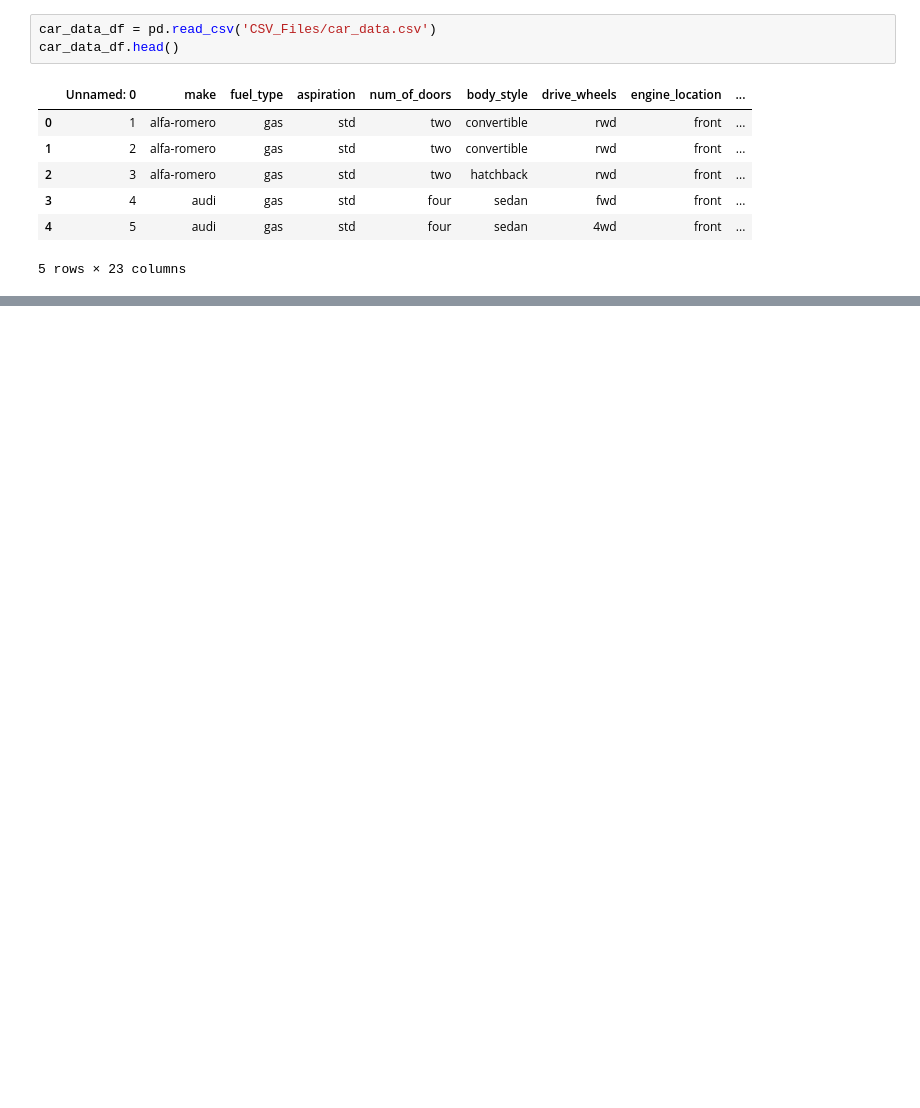
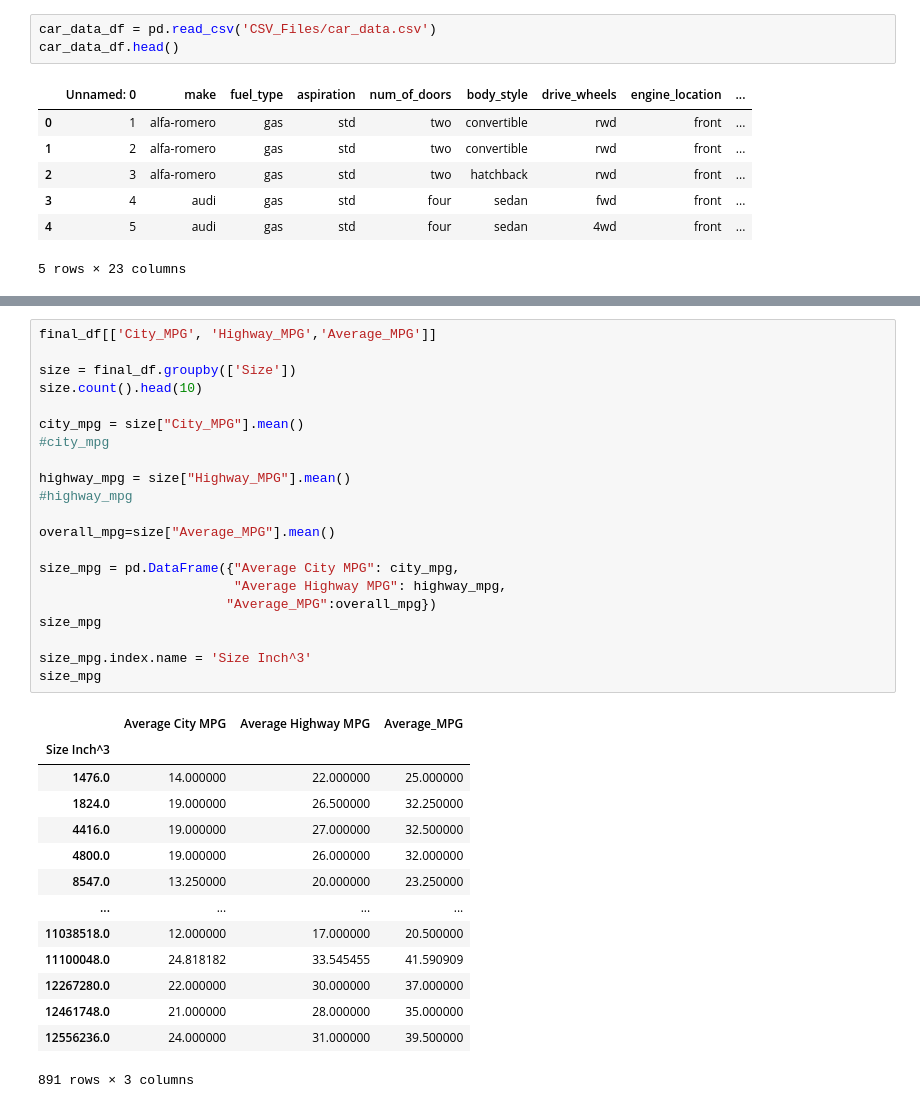
Before and after one commit to allenbra17/JBBP1, a Jupyter notebook: Merged CSV.ipynb, the cells around one changed output, grey strips where cells are left out. Cells and saved outputs as stored; diff of their text form; blank space fills up the shorter version.

```diff
--- a/Merged CSV.ipynb
+++ b/Merged CSV.ipynb
@@ -200,0 +198,36 @@ final_df
+# %%
+final_df[['City_MPG', 'Highway_MPG','Average_MPG']]
+
+size = final_df.groupby(['Size'])
+size.count().head(10)
+
+city_mpg = size["City_MPG"].mean()
+#city_mpg
+
+highway_mpg = size["Highway_MPG"].mean()
+#highway_mpg
+
+overall_mpg=size["Average_MPG"].mean()
+
+size_mpg = pd.DataFrame({"Average City MPG": city_mpg,
+                         "Average Highway MPG": highway_mpg,
+                        "Average_MPG":overall_mpg})
+size_mpg
+
+size_mpg.index.name = 'Size Inch^3'
+size_mpg
+# %% [output]
+|  | Average City MPG | Average Highway MPG | Average_MPG |
+| Size Inch^3 |  |  |  |
+| 1476.0 | 14.000000 | 22.000000 | 25.000000 |
+| 1824.0 | 19.000000 | 26.500000 | 32.250000 |
+| 4416.0 | 19.000000 | 27.000000 | 32.500000 |
+| 4800.0 | 19.000000 | 26.000000 | 32.000000 |
+| 8547.0 | 13.250000 | 20.000000 | 23.250000 |
+| ... | ... | ... | ... |
+| 11038518.0 | 12.000000 | 17.000000 | 20.500000 |
+| 11100048.0 | 24.818182 | 33.545455 | 41.590909 |
+| 12267280.0 | 22.000000 | 30.000000 | 37.000000 |
+| 12461748.0 | 21.000000 | 28.000000 | 35.000000 |
+| 12556236.0 | 24.000000 | 31.000000 | 39.500000 |
+891 rows × 3 columns
```
Also changed, not shown: parts of 8 cells of this notebook.
